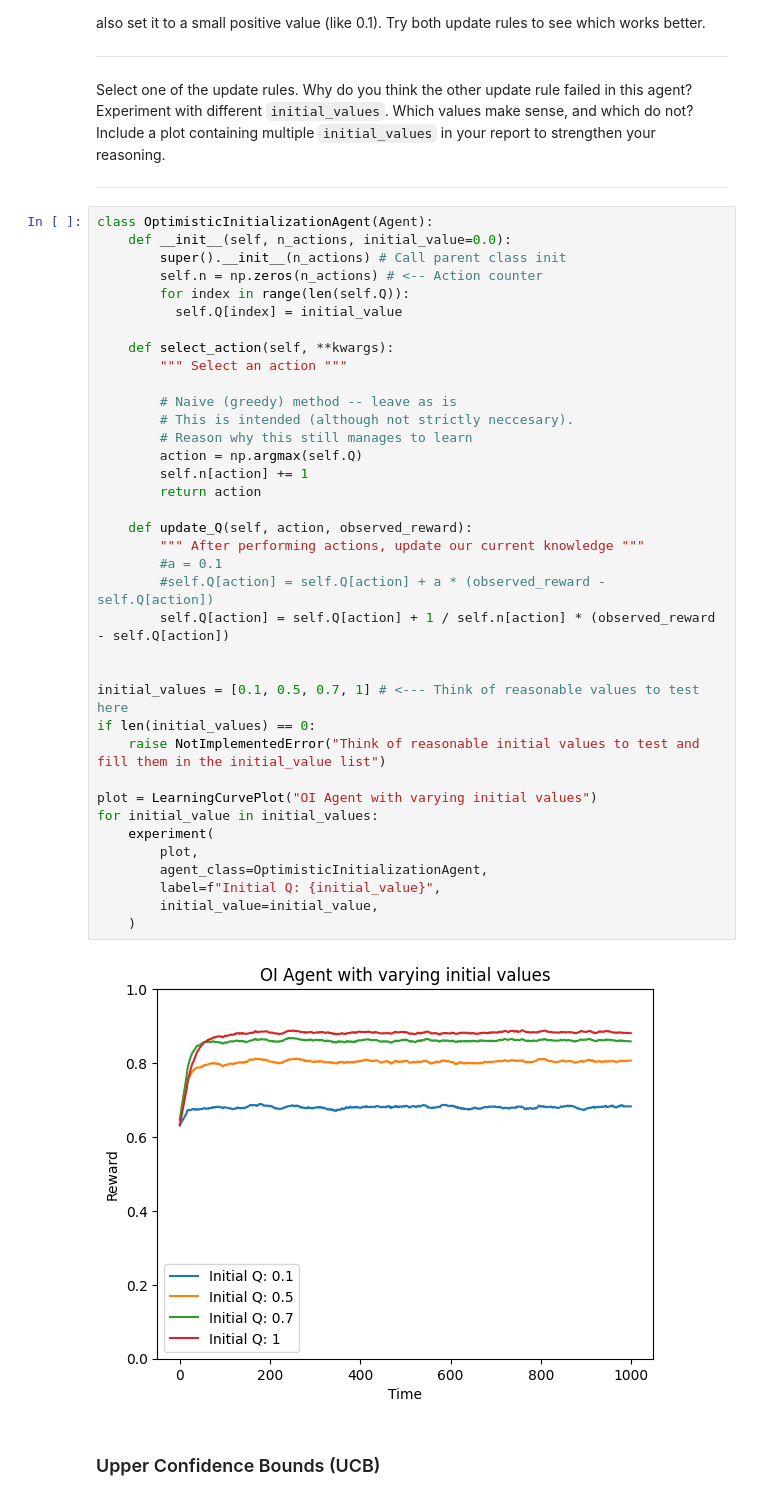
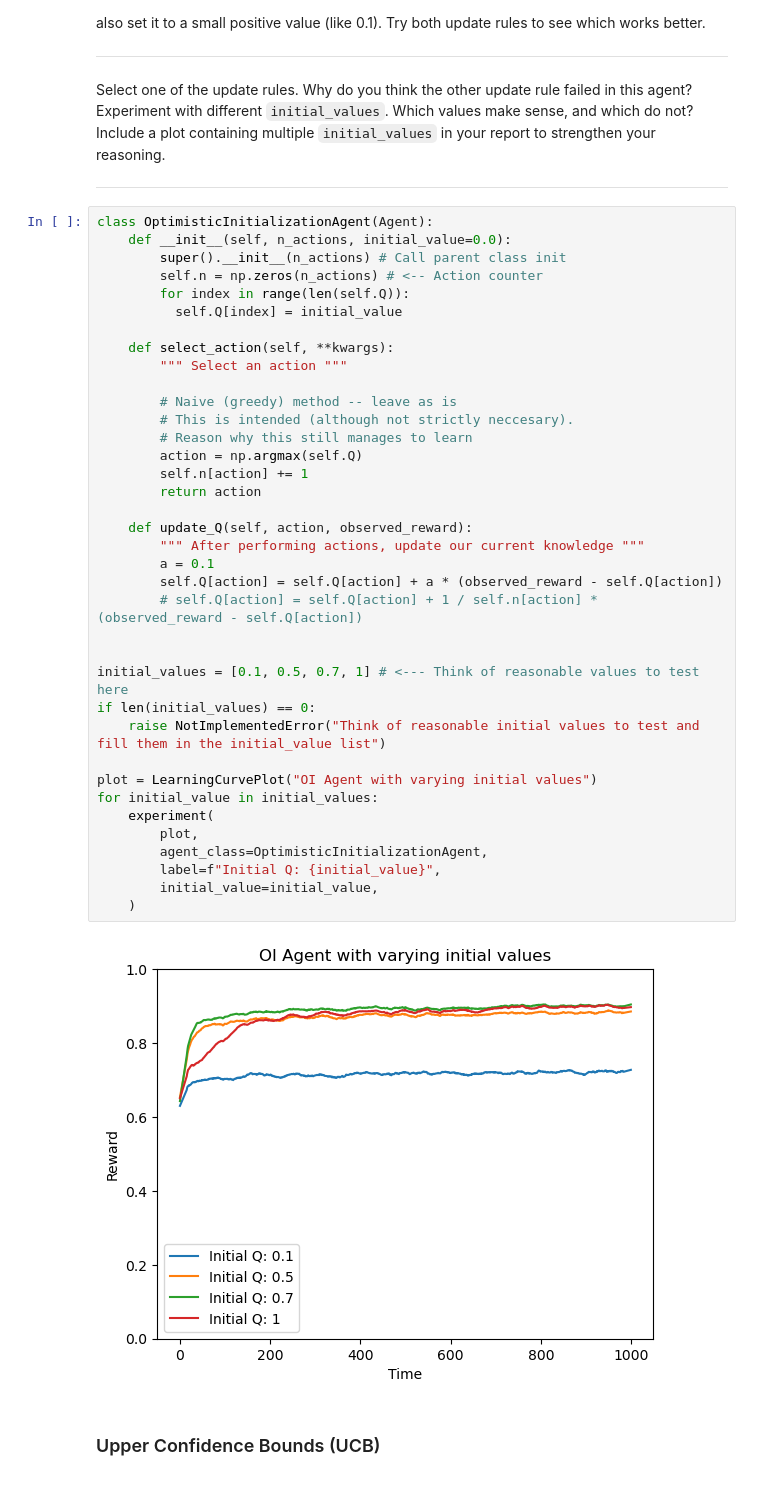
Before and after one commit to joonhaim/intro-to-reinforcement-learning, a Jupyter notebook: Group_4_RL_Bachelor_Assignment_1A.ipynb, the cells around one changed output. Drawn from its saved outputs; the diff is of its cells as text.

```diff
--- a/Group_4_RL_Bachelor_Assignment_1A.ipynb
+++ b/Group_4_RL_Bachelor_Assignment_1A.ipynb
@@ -435,37 +435,37 @@ class OptimisticInitializationAgent(Agent):
         for index in range(len(self.Q)):
           self.Q[index] = initial_value
 
     def select_action(self, **kwargs):
         """ Select an action """
 
         # Naive (greedy) method -- leave as is
         # This is intended (although not strictly neccesary).
         # Reason why this still manages to learn
         action = np.argmax(self.Q)
         self.n[action] += 1
         return action
 
     def update_Q(self, action, observed_reward):
         """ After performing actions, update our current knowledge """
-        #a = 0.1
-        #self.Q[action] = self.Q[action] + a * (observed_reward - self.Q[action])
-        self.Q[action] = self.Q[action] + 1 / self.n[action] * (observed_reward - self.Q[action])
+        a = 0.1
+        self.Q[action] = self.Q[action] + a * (observed_reward - self.Q[action])
+        # self.Q[action] = self.Q[action] + 1 / self.n[action] * (observed_reward - self.Q[action])
 
 
 initial_values = [0.1, 0.5, 0.7, 1] # <--- Think of reasonable values to test here
 if len(initial_values) == 0:
     raise NotImplementedError("Think of reasonable initial values to test and fill them in the initial_value list")
 
 plot = LearningCurvePlot("OI Agent with varying initial values")
 for initial_value in initial_values:
     experiment(
         plot,
         agent_class=OptimisticInitializationAgent,
         label=f"Initial Q: {initial_value}",
         initial_value=initial_value,
     )
 # %% [output]
-[figure, old version]
+[figure, new version]
 # %% [markdown]
 ### Upper Confidence Bounds (UCB)
 # %% [markdown]
```
Also changed, not shown: parts of 4 cells of this notebook.
